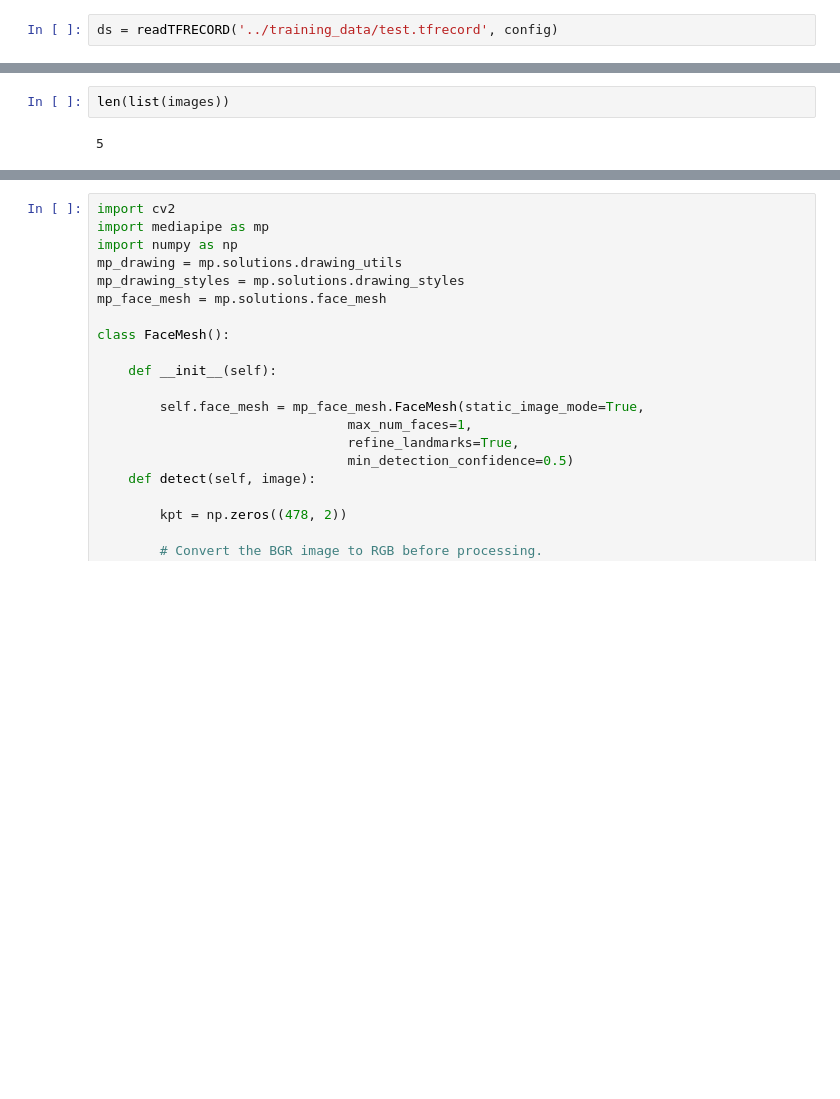
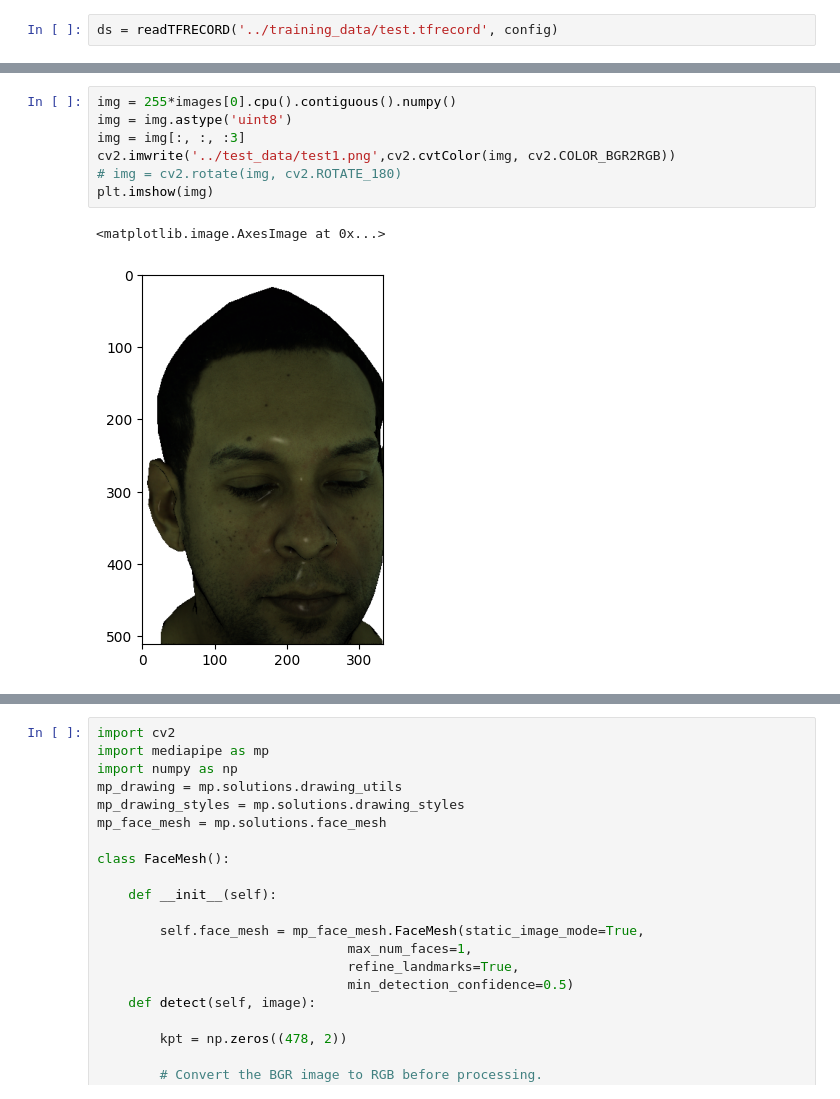
Before and after one commit to andy1213aa/tracked_mesh, a Jupyter notebook: code_testing.ipynb, the cells around one changed output, grey strips where cells are left out. Cells and saved outputs as stored; diff of their text form; blank space fills up the shorter version.

```diff
--- a/code_testing.ipynb
+++ b/code_testing.ipynb
@@ -263,4 +458,10 @@ plt.imshow(img)
-# %%
-len(list(images))
-# %% [output]
-5
+# %%
+img = 255*images[0].cpu().contiguous().numpy()
+img = img.astype('uint8')
+img = img[:, :, :3]
+cv2.imwrite('../test_data/test1.png',cv2.cvtColor(img, cv2.COLOR_BGR2RGB))
+# img = cv2.rotate(img, cv2.ROTATE_180)
+plt.imshow(img)
+# %% [output]
+<matplotlib.image.AxesImage at 0x...>
+[figure, added]
```
Also changed, not shown: parts of 34 cells of this notebook, 8 other files.
